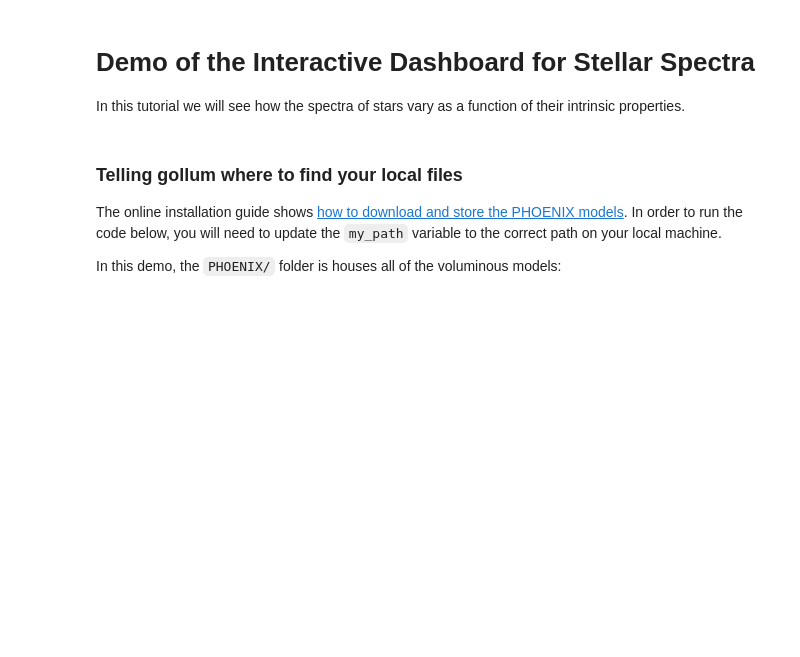
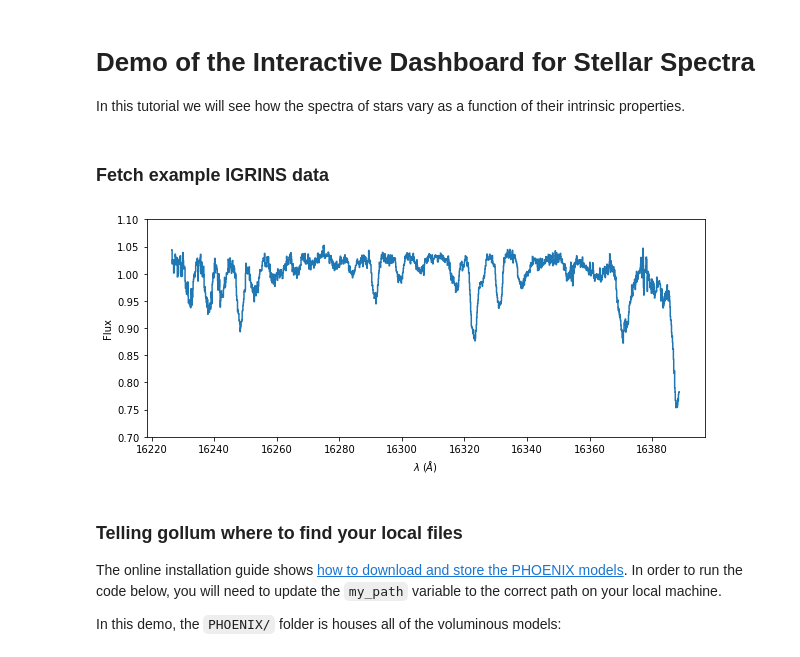
Before and after one commit to BrownDwarf/gollum, a Jupyter notebook: docs/tutorials/Phoenix_dashboard_demo.ipynb, the cells around one changed output. Drawn from its saved outputs; the diff is of its cells as text; code cells hidden in the pictures; blank space fills up the shorter version.

Commit message:
Add tutorial for static IGRINS spectrum underlay

```diff
--- a/docs/tutorials/Phoenix_dashboard_demo.ipynb
+++ b/docs/tutorials/Phoenix_dashboard_demo.ipynb
@@ -9,3 +9,5 @@ from specutils import Spectrum1D
 import pandas as pd
 import astropy.units as u
 import numpy as np
+# %% [markdown]
+### Fetch example IGRINS data
@@ -12,3 +16,12 @@ import numpy as np
+# %%
+path = 'https://github.com/OttoStruve/muler_example_data/raw/main/IGRINS/01_IGRINS_test_data/'
+filename='SDCH_20201202_0059.spec_a0v.fits'
+full_path = path + filename
+# %%
+spec = IGRINSSpectrum(file=full_path, order=12).normalize().remove_nans().trim_edges()
+spec.plot(color=None, ylo=0.7, yhi=1.1);
+# %% [output]
+[figure, added]
 # %% [markdown]
 ### Telling gollum where to find your local files
 
```
Also changed, not shown: parts of 5 cells of this notebook.
